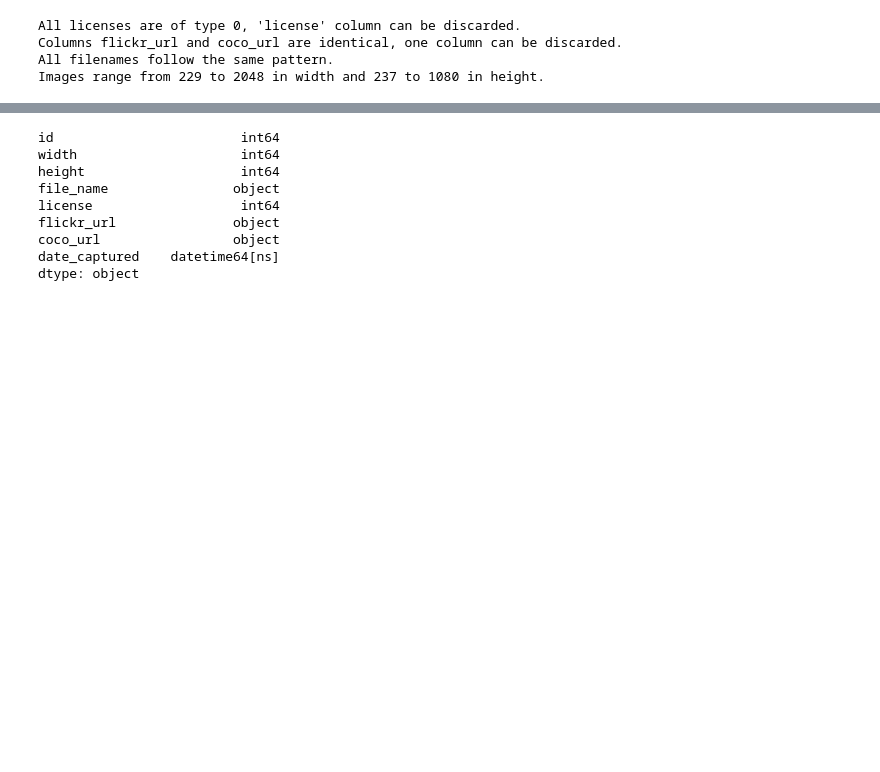
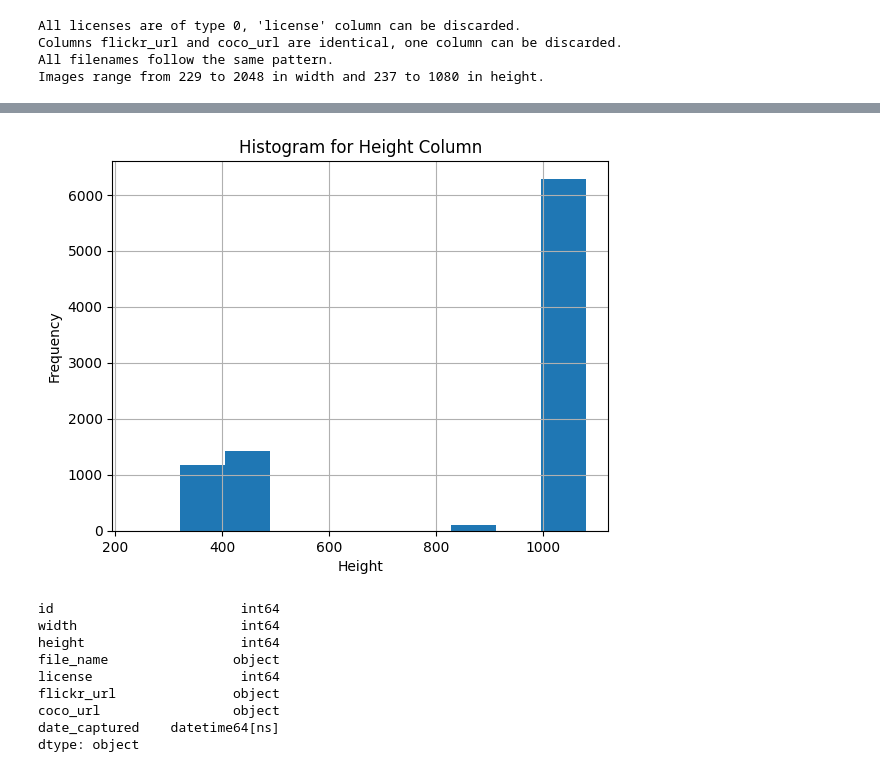
Before and after one commit to JulianaGomez/fathomnet2025, a Jupyter notebook: eda_jgc.ipynb, the cells around one changed output, grey strips where cells are left out. Drawn from its saved outputs; the diff is of its cells as text; code cells hidden in the pictures; blank space fills up the shorter version.

```diff
--- a/eda_jgc.ipynb
+++ b/eda_jgc.ipynb
@@ -143 +155,9 @@ dataframes['images']['height'].hist()
+# %%
+dataframes['images']['height'].hist()
+plt.title('Histogram for Height Column')
+plt.xlabel('Height')
+plt.ylabel('Frequency')
+plt.show()
+# %% [output]
+[figure, added]
 # %%
```
Also changed, not shown: parts of 34 cells of this notebook.
